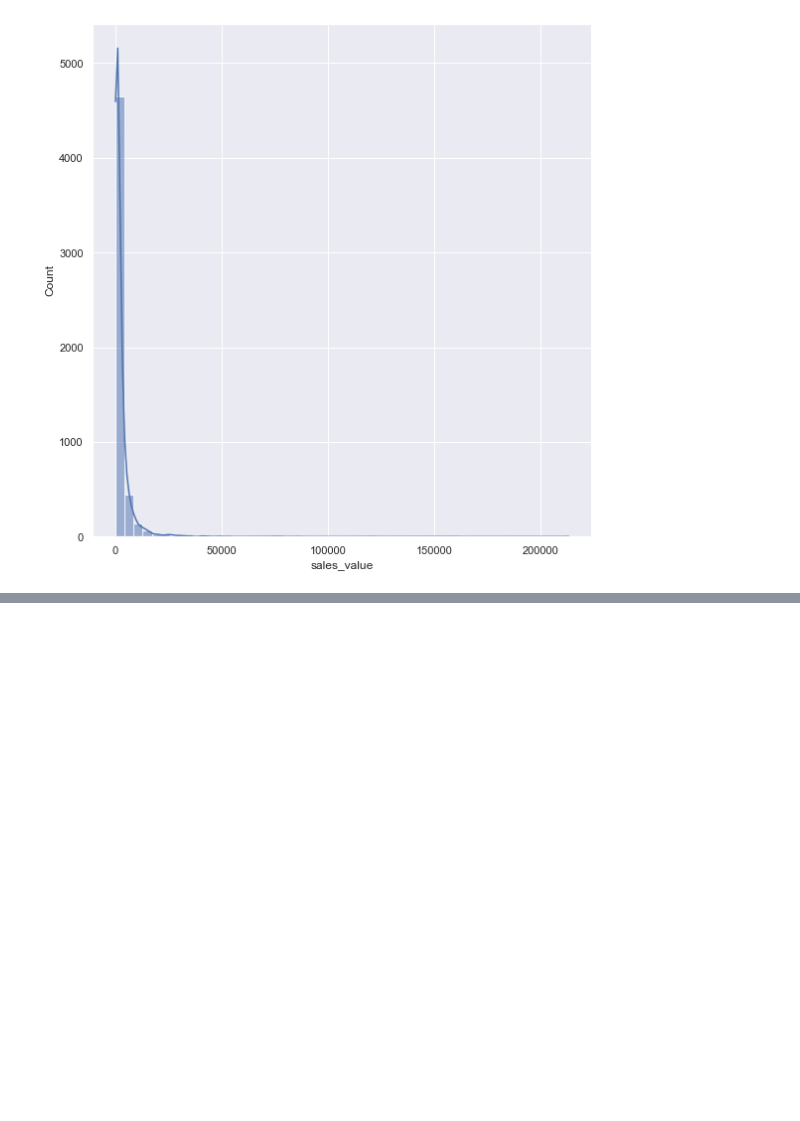
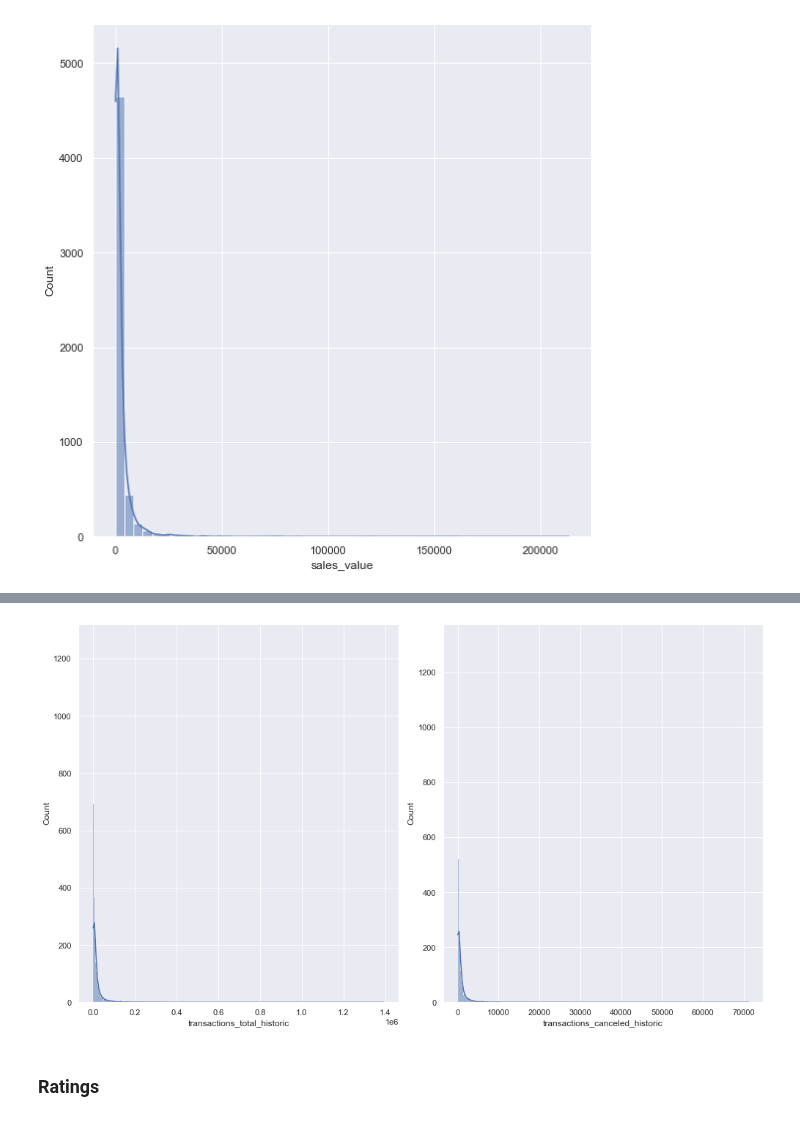
Before and after one commit to ibelogi/meli_challengeDS, a Jupyter notebook: notebooks/02_EDA.ipynb, the cells around one changed output, grey strips where cells are left out. Drawn from its saved outputs; the diff is of its cells as text; code cells hidden in the pictures; blank space fills up the shorter version.

```diff
--- a/notebooks/02_EDA.ipynb
+++ b/notebooks/02_EDA.ipynb
@@ -260,0 +281,9 @@ Index(['categoria_MLA', 'categoria_name', 'seller', 'state', 'city',
+# %%
+fig, axs = plt.subplots(1,2,figsize=(14, 8))
+sns.histplot(ax=axs[0],data=data, x="transactions_total_historic",kde=True)
+sns.histplot(ax=axs[1],data=data, x="transactions_canceled_historic",kde=True)
+plt.show()
+# %% [output]
+[figure, added]
+# %% [markdown]
+### Ratings
```
Also changed, not shown: parts of 28 cells of this notebook.
